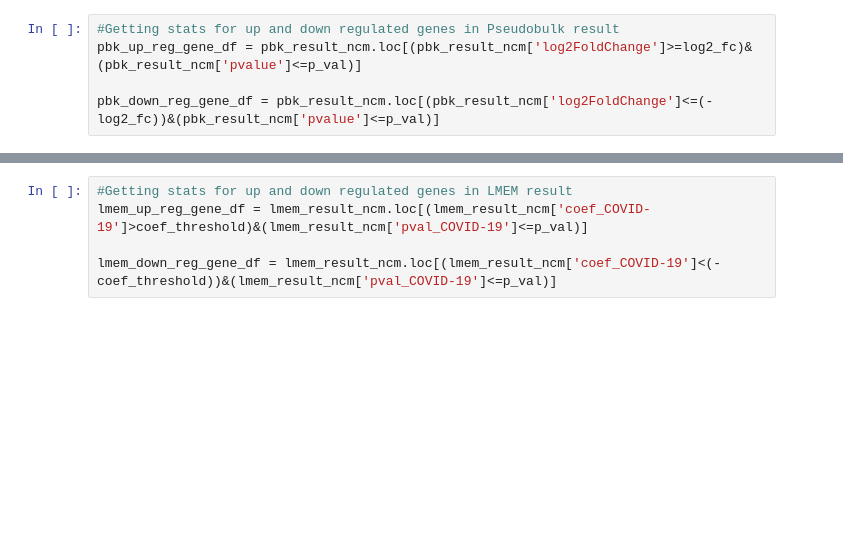
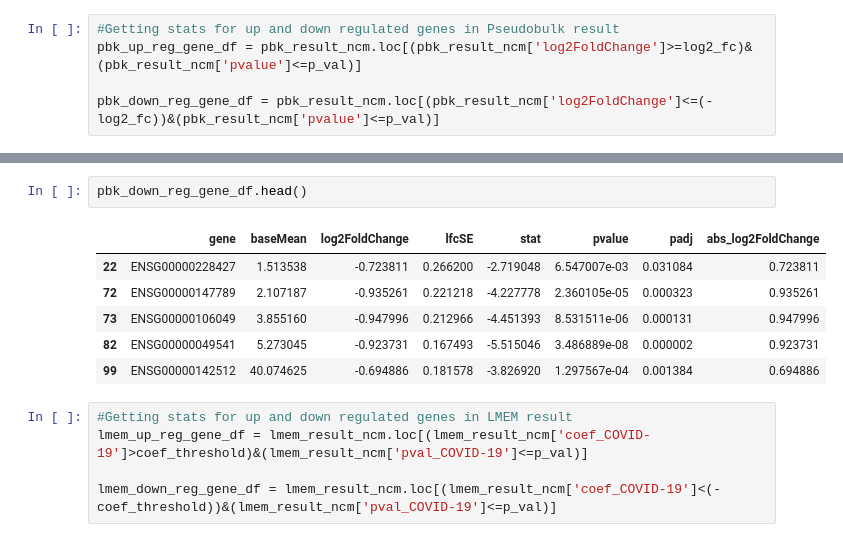
Before and after one commit to infocusp/scaLR, a Jupyter notebook: tutorials/analysis/differential_gene_expression/dge.ipynb, the cells around one changed output, grey strips where cells are left out. Cells and saved outputs as stored; diff of their text form; blank space fills up the shorter version.

```diff
--- a/tutorials/analysis/differential_gene_expression/dge.ipynb
+++ b/tutorials/analysis/differential_gene_expression/dge.ipynb
@@ -391,3 +401,12 @@ pbk_down_reg_gene_df = pbk_result_ncm.loc[(pbk_result_ncm['log2FoldChange']<=(-l
+# %%
+pbk_down_reg_gene_df.head()
+# %% [output]
+|  | gene | baseMean | log2FoldChange | lfcSE | stat | pvalue | padj | abs_log2FoldChange |
+| 22 | ENSG00000228427 | 1.513538 | -0.723811 | 0.266200 | -2.719048 | 6.547007e-03 | 0.031084 | 0.723811 |
+| 72 | ENSG00000147789 | 2.107187 | -0.935261 | 0.221218 | -4.227778 | 2.360105e-05 | 0.000323 | 0.935261 |
+| 73 | ENSG00000106049 | 3.855160 | -0.947996 | 0.212966 | -4.451393 | 8.531511e-06 | 0.000131 | 0.947996 |
+| 82 | ENSG00000049541 | 5.273045 | -0.923731 | 0.167493 | -5.515046 | 3.486889e-08 | 0.000002 | 0.923731 |
+| 99 | ENSG00000142512 | 40.074625 | -0.694886 | 0.181578 | -3.826920 | 1.297567e-04 | 0.001384 | 0.694886 |
 # %%
 #Getting stats for up and down regulated genes in LMEM result
 lmem_up_reg_gene_df = lmem_result_ncm.loc[(lmem_result_ncm['coef_COVID-19']>coef_threshold)&(lmem_result_ncm['pval_COVID-19']<=p_val)]
```
Also changed, not shown: parts of 14 cells of this notebook, 11 other files.
